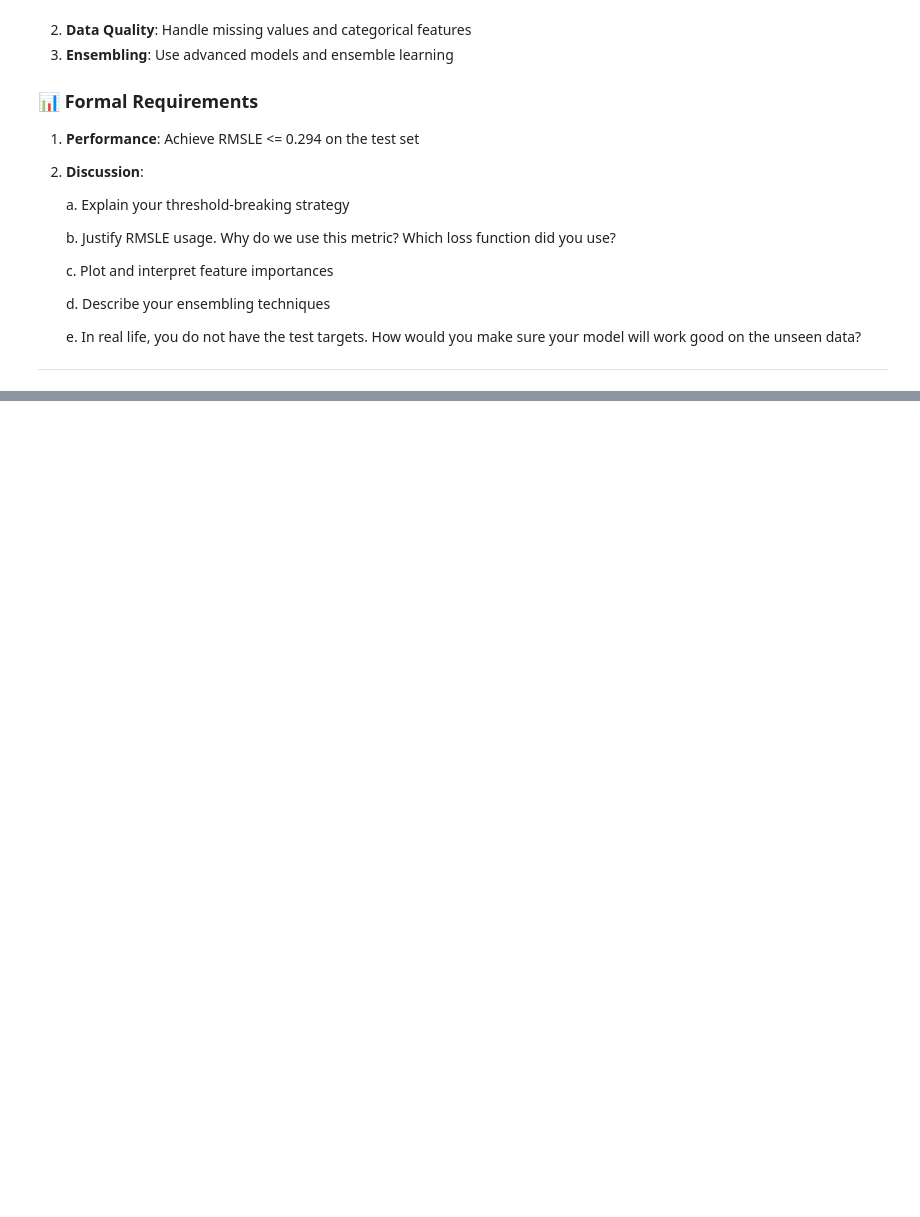
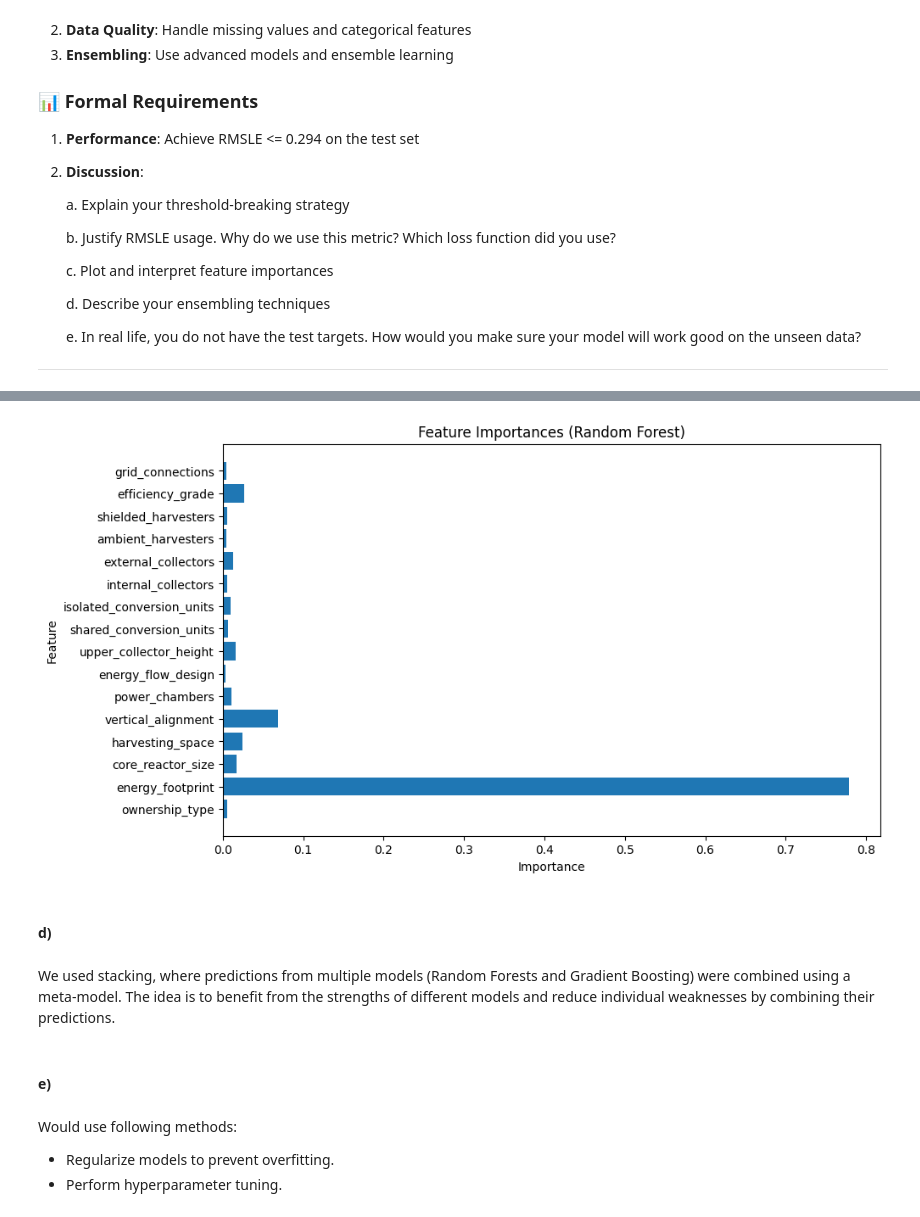
Before and after one commit to karosj/TDT4172, a Jupyter notebook: 1/Chapter_1.ipynb, the cells around one changed output, grey strips where cells are left out. Cells and saved outputs as stored; diff of their text form; code cells hidden in the pictures; blank space fills up the shorter version.

```diff
--- a/1/Chapter_1.ipynb
+++ b/1/Chapter_1.ipynb
@@ -212,0 +440,23 @@ Required RMSLE:  0.294
+# %%
+feature_importances = rf1.feature_importances_
+features = train.drop(columns=['nexus_rating']).columns
+
+plt.figure(figsize=(10, 6))
+plt.barh(features, feature_importances)
+plt.xlabel('Importance')
+plt.ylabel('Feature')
+plt.title('Feature Importances (Random Forest)')
+plt.show()
+# %% [output]
+[figure, added]
+# %% [markdown]
+#### d)
+# %% [markdown]
+We used stacking, where predictions from multiple models (Random Forests and Gradient Boosting) were combined using a meta-model. The idea is to benefit from the strengths of different models and reduce individual weaknesses by combining their predictions.
+# %% [markdown]
+#### e)
+# %% [markdown]
+Would use following methods:
+
+- Regularize models to prevent overfitting.
+- Perform hyperparameter tuning.
```
Also changed, not shown: parts of 34 cells of this notebook, 2 other files.
